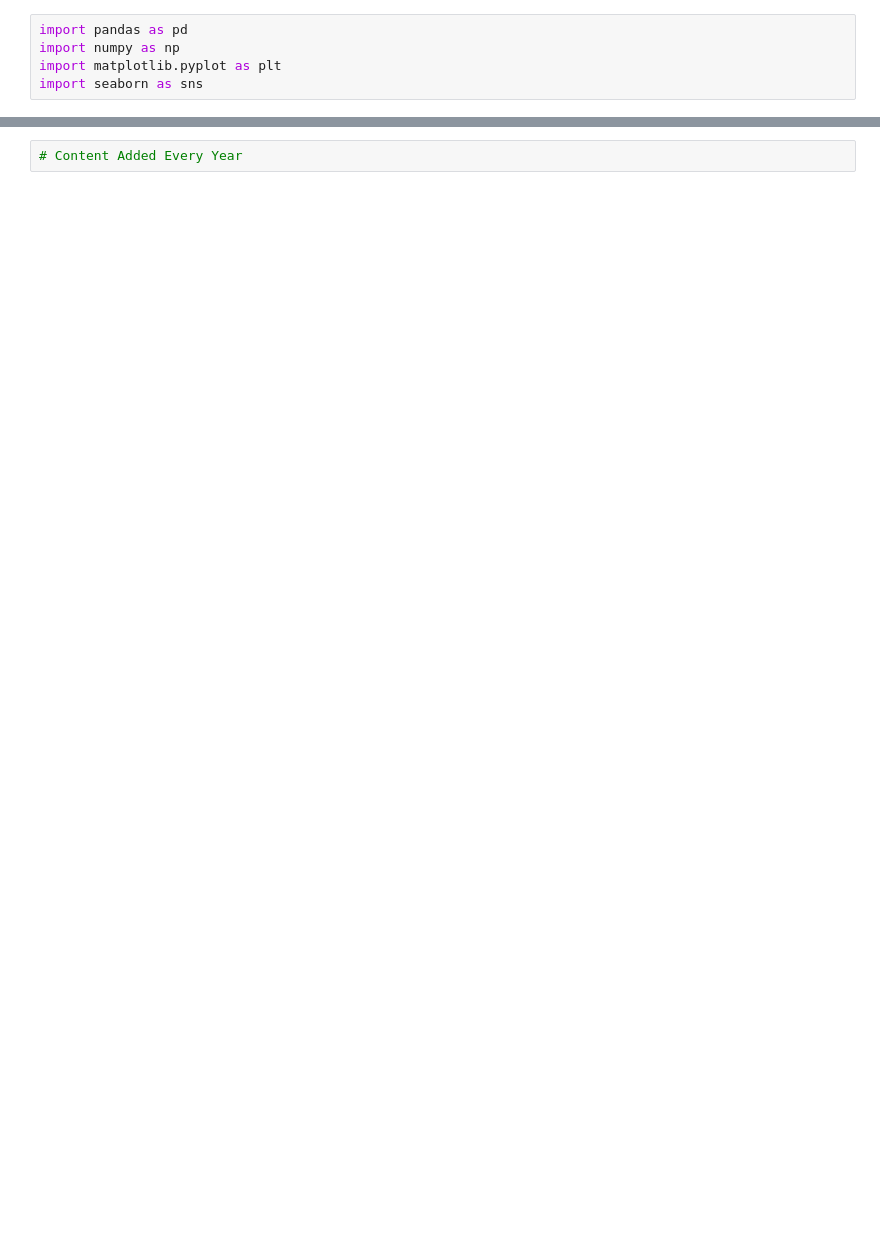
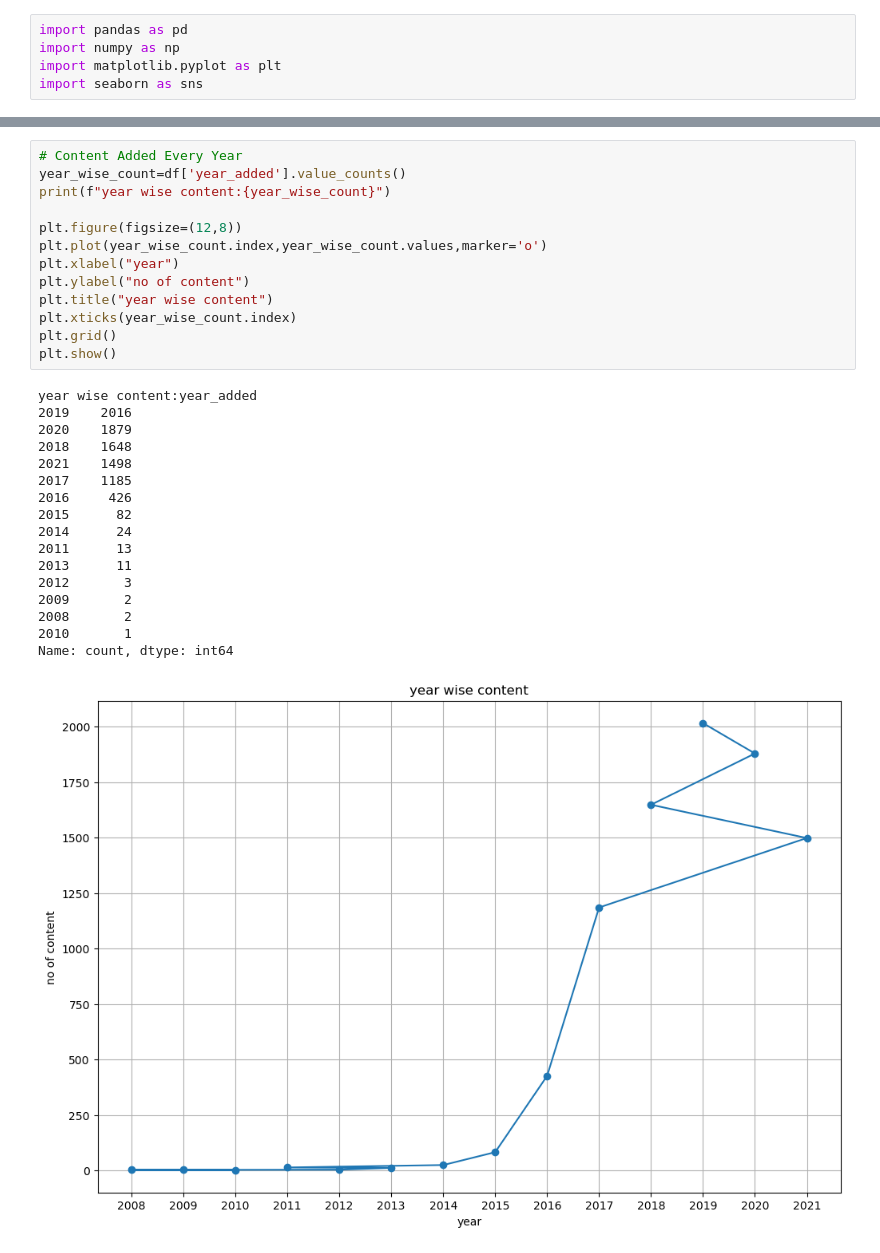
Before and after one commit to VikasBadal08/netflix_analys, a Jupyter notebook: eda.ipynb, the cells around one changed output, grey strips where cells are left out. Cells and saved outputs as stored; diff of their text form; blank space fills up the shorter version.

```diff
--- a/eda.ipynb
+++ b/eda.ipynb
@@ -59,3 +59,32 @@ Name: count, dtype: int64
 dominating country content wise is United States
 # %%
 # Content Added Every Year
+year_wise_count=df['year_added'].value_counts()
+print(f"year wise content:{year_wise_count}")
+
+plt.figure(figsize=(12,8))
+plt.plot(year_wise_count.index,year_wise_count.values,marker='o')
+plt.xlabel("year")
+plt.ylabel("no of content")
+plt.title("year wise content")
+plt.xticks(year_wise_count.index)
+plt.grid()
+plt.show()
+# %% [output]
+year wise content:year_added
+2019    2016
+2020    1879
+2018    1648
+2021    1498
+2017    1185
+2016     426
+2015      82
+2014      24
+2011      13
+2013      11
+2012       3
+2009       2
+2008       2
+2010       1
+Name: count, dtype: int64
+[figure, added]
```
Also changed, not shown: parts of 2 cells of this notebook.
